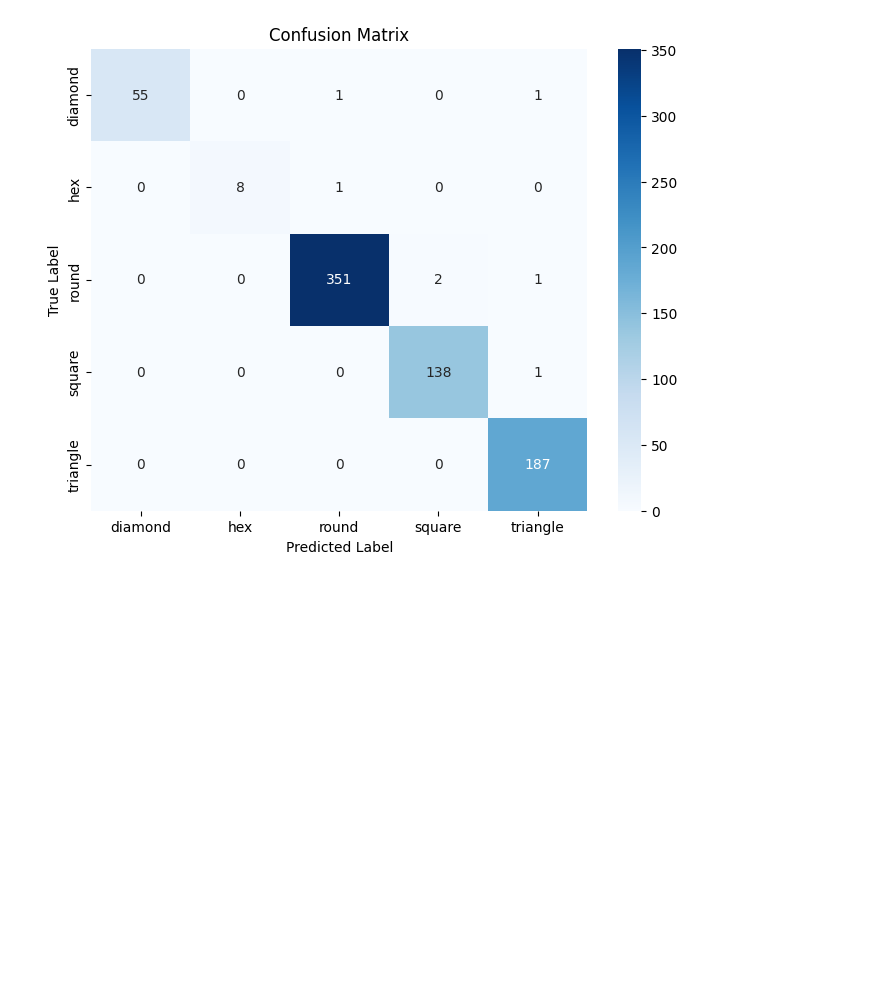
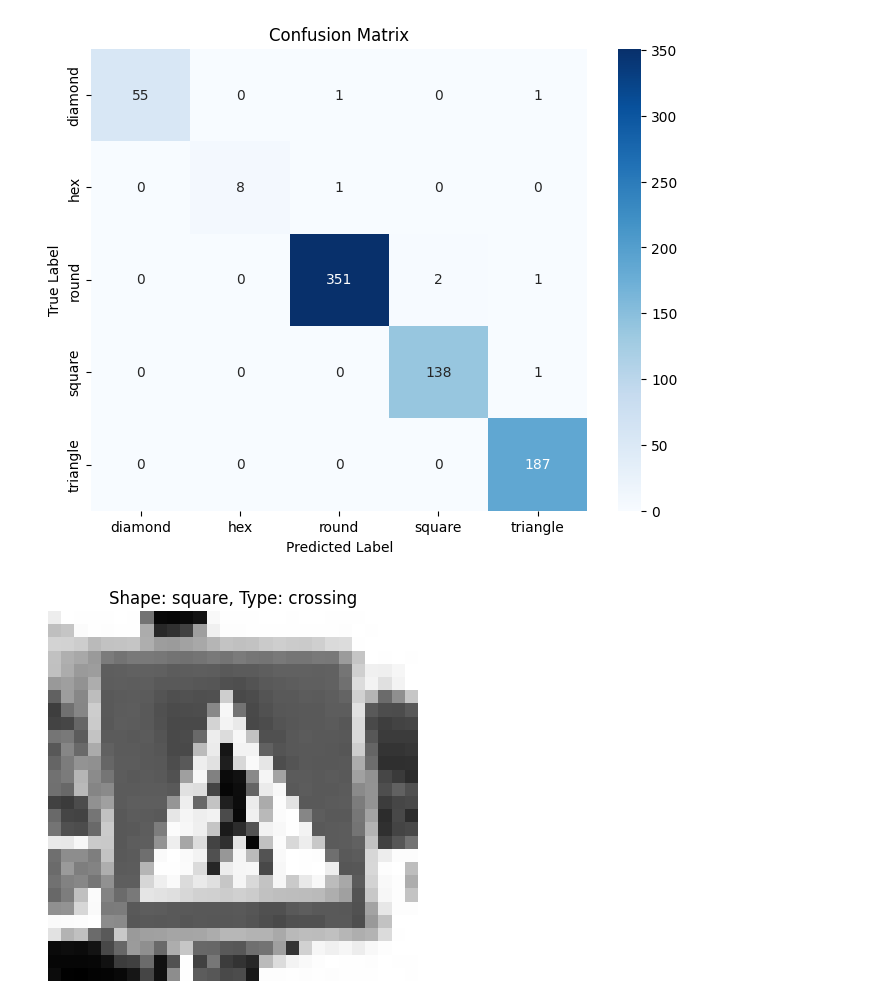
Before and after one commit to afrahhassan/afrahhassan, a Jupyter notebook: assignment2_new.ipynb, the cells around one changed output. Saved outputs shown, nothing was run; the diff lists cells and outputs as text; code cells hidden in the pictures; blank space fills up the shorter version.

```diff
--- a/assignment2_new.ipynb
+++ b/assignment2_new.ipynb
@@ -1021,0 +1024,48 @@ Independent Test Accuracy: 0.9906166195869446
+# %%
+import os
+import cv2
+import numpy as np
+import matplotlib.pyplot as plt
+
+# Define data directory
+data_dir = '/content/drive/My Drive/Assignment2/trafficsigns_dataset'
+
+# Initialize dictionaries to store images and labels for shape and sign
+shape_data = {}
+type_data = {}
+
+# Iterate through each subdirectory in the data directory
+for root, dirs, files in os.walk(data_dir):
+    for file in files:
+        if file.lower().endswith('.png'):  # Check if the file is a PNG image
+            img_path = os.path.join(root, file)
+            # Read the image
+            img = cv2.imread(img_path, cv2.IMREAD_GRAYSCALE)
+            if img is not None:
+                # Convert the numpy array to a tuple
+                img_tuple = tuple(map(tuple, img))
+                # Extract shape and sign labels from the directory structure
+                labels = root.split(os.path.sep)
+                if len(labels) >= 3:
+                    shape_label, type_label = labels[-2], labels[-1]  # Get the last two elements
+                    # Store the image tuple and its labels in the dictionaries
+                    shape_data[img_tuple] = shape_label
+                    type_data[img_tuple] = type_label
+                else:
+                    print(f"Invalid directory structure: {root}")
+            else:
+                print(f"Failed to read image: {img_path}")
+
+# Choose a random image and its label from the loaded data
+random_idx = np.random.randint(len(shape_data))
+random_img = list(shape_data.keys())[random_idx]
+random_shape_label = shape_data[random_img]
+random_type_label = type_data[random_img]
+
+# Display the random image and its label
+plt.imshow(np.array(random_img), cmap='gray')
+plt.title(f"Shape: {random_shape_label}, Type: {random_type_label}")
+plt.axis('off')
+plt.show()
+# %% [output]
+[figure, added]
```
Also changed, not shown: parts of 11 cells of this notebook.
